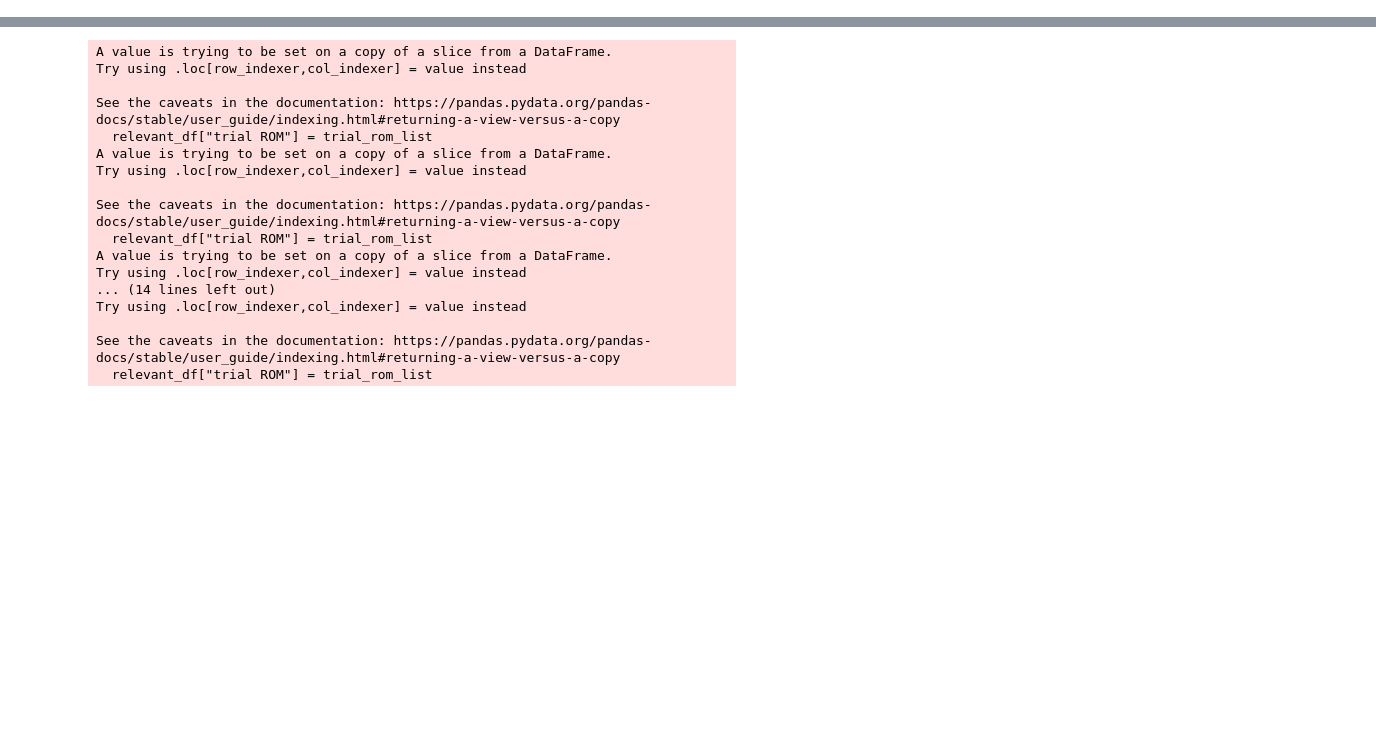
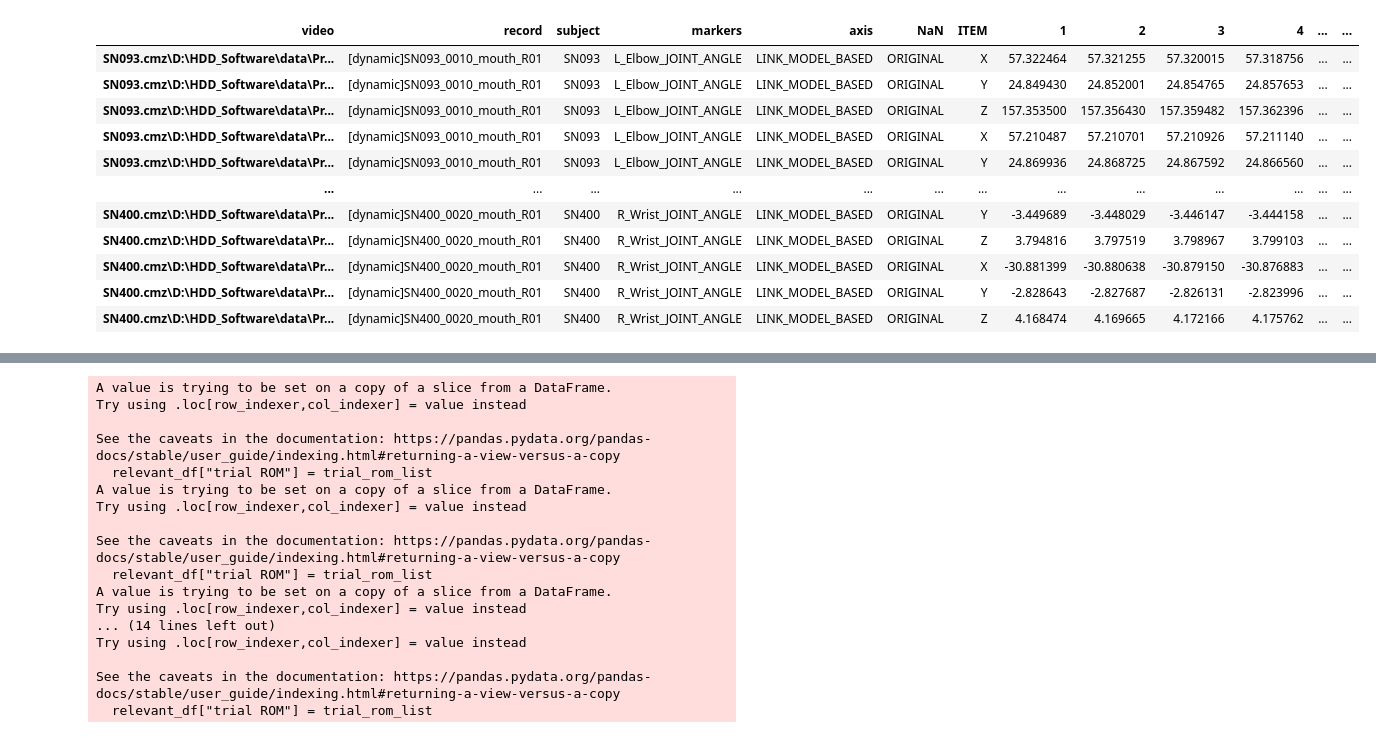
Before and after one commit to anna-choo/BCI, a Jupyter notebook: main.ipynb, the cells around one changed output, grey strips where cells are left out. Saved outputs shown, nothing was run; the diff lists cells and outputs as text; code cells hidden in the pictures; blank space fills up the shorter version.

```diff
--- a/main.ipynb
+++ b/main.ipynb
@@ -77,3 +96,88 @@ def manipulate_data(raw, marker):
 
 
     return df_transposed, subject_list, subject_marker_dict, DICT_repetition
+# %%
+df = normative_mouth_R
+# df.drop([1,2], inplace = True)
+# if stroke == True:
+#     subject = ["subject"]
+#     for i in df.columns[1:]:
+#         subject.append(i.split("\\")[1])
+
+# else:
+# subject = [i[0:5] for i in df.columns]
+# subject[0] = "subject"
+# df.loc[-1] = subject
+# videoRecord = []
+# for i in df.columns:
+#     videoRecord.append(i.split("\\")[-1].split(".")[0])
+# videoRecord[0] = "record"
+# df.loc[-2] = videoRecord
+# df = df.sort_index()
+# df.reset_index(inplace=True)
+# df.drop(columns=["index"], inplace = True)
+# df.rename(columns = {df.columns[0] : "video"}, inplace = True)
+# df["video"][2] = "markers"
+# df["video"][3] = "axis"
+# df_transposed = df.T
+# df_transposed.columns = df_transposed.iloc[0]
+# df_transposed.drop('video', axis = 0, inplace = True)
+# marker_list = df_transposed["markers"].unique()
+# subject_list = df_transposed["subject"].unique()
+# standard_marker_list = ['L_Elbow_JOINT_ANGLE',
+#     'L_Shoulder_JOINT_ANGLE',
+#     'L_Wrist_JOINT_ANGLE',
+#     'R_Elbow_JOINT_ANGLE',
+#     'R_Shoulder_JOINT_ANGLE',
+#     'R_Wrist_JOINT_ANGLE']
+# discard_index_list = []
+# for i in marker_list:
+#     if i not in standard_marker_list:
+#         discard_index_list.extend(df_transposed[df_transposed['markers'] == i].index)
+# df_transposed.drop(discard_index_list, axis = 0, inplace = True)
+discard_index_list = []
+# if stroke == True:
+#     pass
+# else:
+# toBeExcluded = []
+# for subject in subject_list:
+#     for i in df_transposed["record"][df_transposed["subject"] == subject].unique():
+#         if len(df_transposed["markers"][(df_transposed["subject"] == subject) & (df_transposed["record"] == i)].unique()) != len(standard_marker_list):
+#             toBeExcluded.append(i)
+# for records in toBeExcluded:
+#     discard_index_list.extend(df_transposed[df_transposed["record"] == records].index)
+# if len(discard_index_list) != 0:
+#     df_transposed.drop(discard_index_list, axis = 0, inplace = True)
+df_transposed
+# discard_index_list
+# df_transposed
+# DICT_repetition = collections.defaultdict()
+# for subject in subject_list:
+#     repetition = int(sum((df_transposed["markers"] == 'L_Elbow_JOINT_ANGLE') & (df_transposed["subject"] == subject)) / 3)
+#     # repetition = sum((df_transposed["markers"] == marker) & (df_transposed["subject"] == subject)) / 3
+
+#     DICT_repetition[subject] = repetition
+
+# subject_marker_dict = collections.defaultdict()
+# repetition_list = []
+# for subject in subject_list:
+#     subject_marker_list = df_transposed[df_transposed["subject"] == subject]["markers"].unique()
+#     subject_marker_dict[subject] = subject_marker_list
+#     # print(subject_marker_list)
+#     for i in range(len(subject_marker_list)):
+#         for j in range(DICT_repetition[subject]):
+#             repetition_list.extend([j + 1, j + 1, j + 1])
+# df_transposed.insert(3, 'repetition', repetition_list)
+# %% [output]
+| video | record | subject | markers | axis | NaN | ITEM | 1 | 2 | 3 | 4 | ... | ... |
+| SN093.cmz\D:\HDD_Software\data\Pr... | [dynamic]SN093_0010_mouth_R01 | SN093 | L_Elbow_JOINT_ANGLE | LINK_MODEL_BASED | ORIGINAL | X | 57.322464 | 57.321255 | 57.320015 | 57.318756 | ... | ... |
+| SN093.cmz\D:\HDD_Software\data\Pr... | [dynamic]SN093_0010_mouth_R01 | SN093 | L_Elbow_JOINT_ANGLE | LINK_MODEL_BASED | ORIGINAL | Y | 24.849430 | 24.852001 | 24.854765 | 24.857653 | ... | ... |
+| SN093.cmz\D:\HDD_Software\data\Pr... | [dynamic]SN093_0010_mouth_R01 | SN093 | L_Elbow_JOINT_ANGLE | LINK_MODEL_BASED | ORIGINAL | Z | 157.353500 | 157.356430 | 157.359482 | 157.362396 | ... | ... |
+| SN093.cmz\D:\HDD_Software\data\Pr... | [dynamic]SN093_0010_mouth_R01 | SN093 | L_Elbow_JOINT_ANGLE | LINK_MODEL_BASED | ORIGINAL | X | 57.210487 | 57.210701 | 57.210926 | 57.211140 | ... | ... |
+| SN093.cmz\D:\HDD_Software\data\Pr... | [dynamic]SN093_0010_mouth_R01 | SN093 | L_Elbow_JOINT_ANGLE | LINK_MODEL_BASED | ORIGINAL | Y | 24.869936 | 24.868725 | 24.867592 | 24.866560 | ... | ... |
+| ... | ... | ... | ... | ... | ... | ... | ... | ... | ... | ... | ... | ... |
+| SN400.cmz\D:\HDD_Software\data\Pr... | [dynamic]SN400_0020_mouth_R01 | SN400 | R_Wrist_JOINT_ANGLE | LINK_MODEL_BASED | ORIGINAL | Y | -3.449689 | -3.448029 | -3.446147 | -3.444158 | ... | ... |
+| SN400.cmz\D:\HDD_Software\data\Pr... | [dynamic]SN400_0020_mouth_R01 | SN400 | R_Wrist_JOINT_ANGLE | LINK_MODEL_BASED | ORIGINAL | Z | 3.794816 | 3.797519 | 3.798967 | 3.799103 | ... | ... |
+| SN400.cmz\D:\HDD_Software\data\Pr... | [dynamic]SN400_0020_mouth_R01 | SN400 | R_Wrist_JOINT_ANGLE | LINK_MODEL_BASED | ORIGINAL | X | -30.881399 | -30.880638 | -30.879150 | -30.876883 | ... | ... |
+| SN400.cmz\D:\HDD_Software\data\Pr... | [dynamic]SN400_0020_mouth_R01 | SN400 | R_Wrist_JOINT_ANGLE | LINK_MODEL_BASED | ORIGINAL | Y | -2.828643 | -2.827687 | -2.826131 | -2.823996 | ... | ... |
+| SN400.cmz\D:\HDD_Software\data\Pr... | [dynamic]SN400_0020_mouth_R01 | SN400 | R_Wrist_JOINT_ANGLE | LINK_MODEL_BASED | ORIGINAL | Z | 4.168474 | 4.169665 | 4.172166 | 4.175762 | ... | ... |
```
Also changed, not shown: parts of 22 cells of this notebook.
